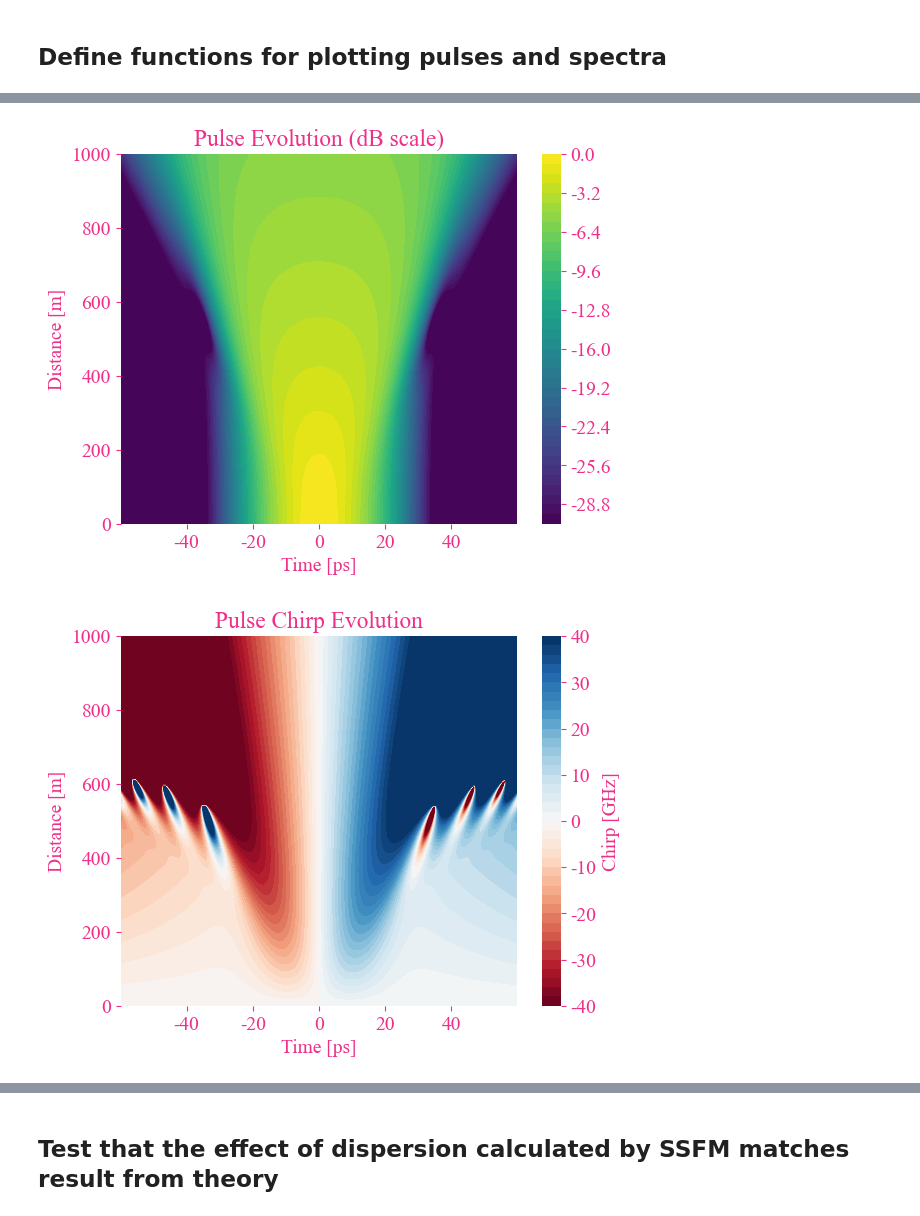
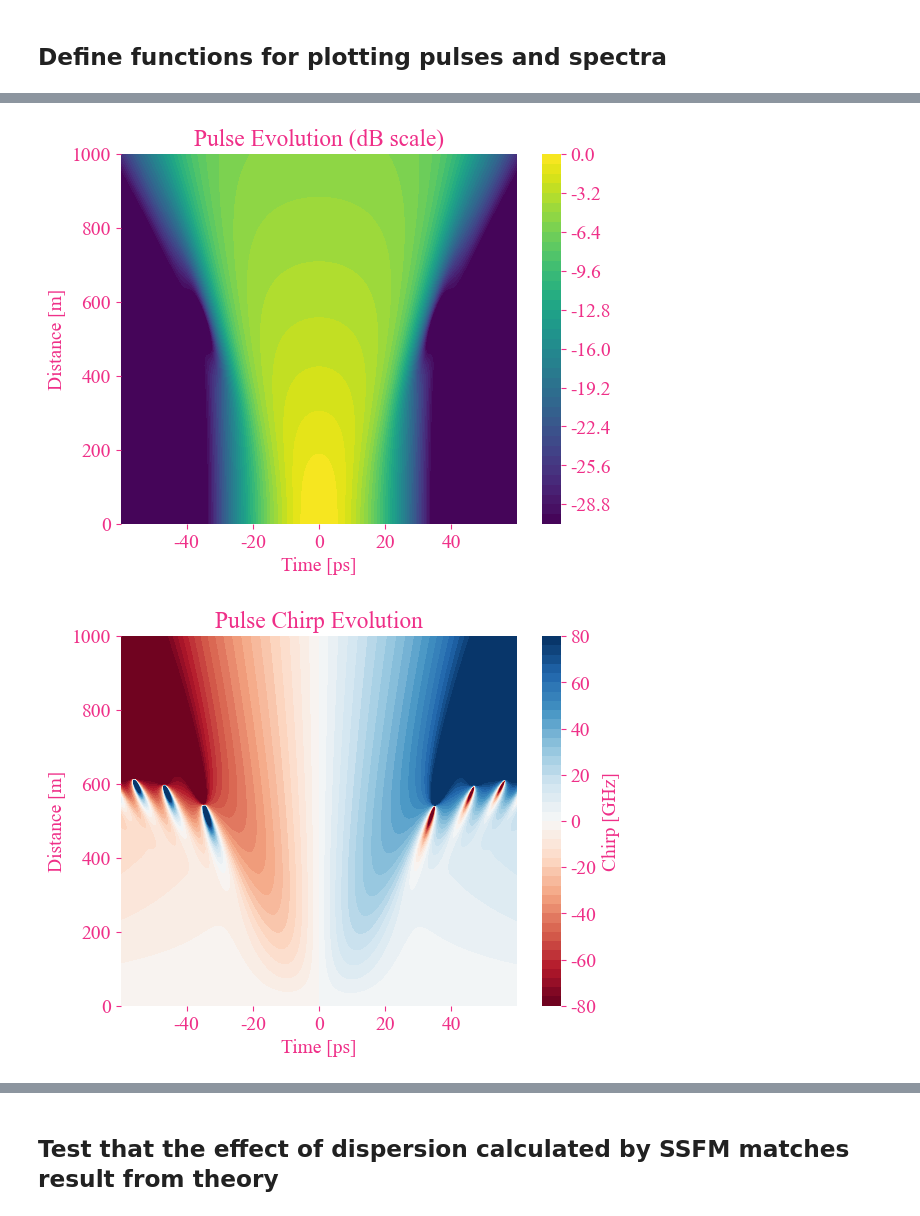
Before and after one commit to LeonoreShaw/ThreeFactor, a Jupyter notebook: Beta/beta.ipynb, the cells around one changed output, grey strips where cells are left out. Drawn from its saved outputs; the diff is of its cells as text; code cells hidden in the pictures.

```diff
--- a/Beta/beta.ipynb
+++ b/Beta/beta.ipynb
@@ -470,7 +464,11 @@ def plotPulseChirp2D(matrix,fiber:Fiber_config,sim:SIM_config, nrange:int,**kwar
 
 
   for kw, value in kwargs.items():
-    if kw.lower()=='chirpplotrange' and type(value)==tuple:
+    # a = type(value)
+    # print(a)
+    if kw.lower()=='chirpplotrange' and type(value)==tuple:#isinstance(value,tuple):
+      # var = Cmatrix<value[0]
+      # print(type(var))
       Cmatrix[Cmatrix<value[0]]=value[0]
       Cmatrix[Cmatrix>value[1]]=value[1]
 
@@ -556,35 +554,35 @@ def plotSpectrumMatrix3D(matrix,fiber:Fiber_config,sim:SIM_config, nrange:int, d
 def plotEverythingAboutSpectra(spectrumMatrix, # 光谱矩阵
                                fiber:Fiber_config, # 光纤属性
                                sim:SIM_config,  # 仿真参数
                                nrange:int, # 画图范围
                                dB_cutoff, # 画图范围
                                **kwargs):
 
   print('  ')
   plotFirstAndLastSpectrum(spectrumMatrix,fiber,sim, nrange,**kwargs)
   plotSpectrumMatrix2D(spectrumMatrix,fiber,sim,nrange,dB_cutoff,**kwargs)
   plotSpectrumMatrix3D(spectrumMatrix,fiber,sim,nrange,dB_cutoff,**kwargs)
 
   print('  ')
 
 
 #Plot pulses
 nrange=600 # 时域的范围 -60，60ps
 cutoff=-30 # 时域强度截止值dB
 
-plotEverythingAboutPulses(pulseMatrix,fiber,sim_config,nrange,cutoff,savename='gaussian',chirpPlotRange=(-40,40))
+plotEverythingAboutPulses(pulseMatrix,fiber,sim_config,nrange,cutoff,savename='gaussian',chirpPlotRange=(-80,80))
 
 #Plot spectra
 nrange=400 # 频域的范围
 cutoff=-30 # 频域强度截止值dB
 plotEverythingAboutSpectra(spectrumMatrix,fiber,sim_config,nrange,cutoff,savename='gaussian')
 
 
 #TODO: Make plot of evolution of pulse chirp throughout the fiber
 # %% [output]
 [figure]
 [figure]
-[figure, old version]
+[figure, new version]
 [figure]
 [figure]
 [figure]
```
Also changed, not shown: parts of 2 cells of this notebook, 4 other files.
